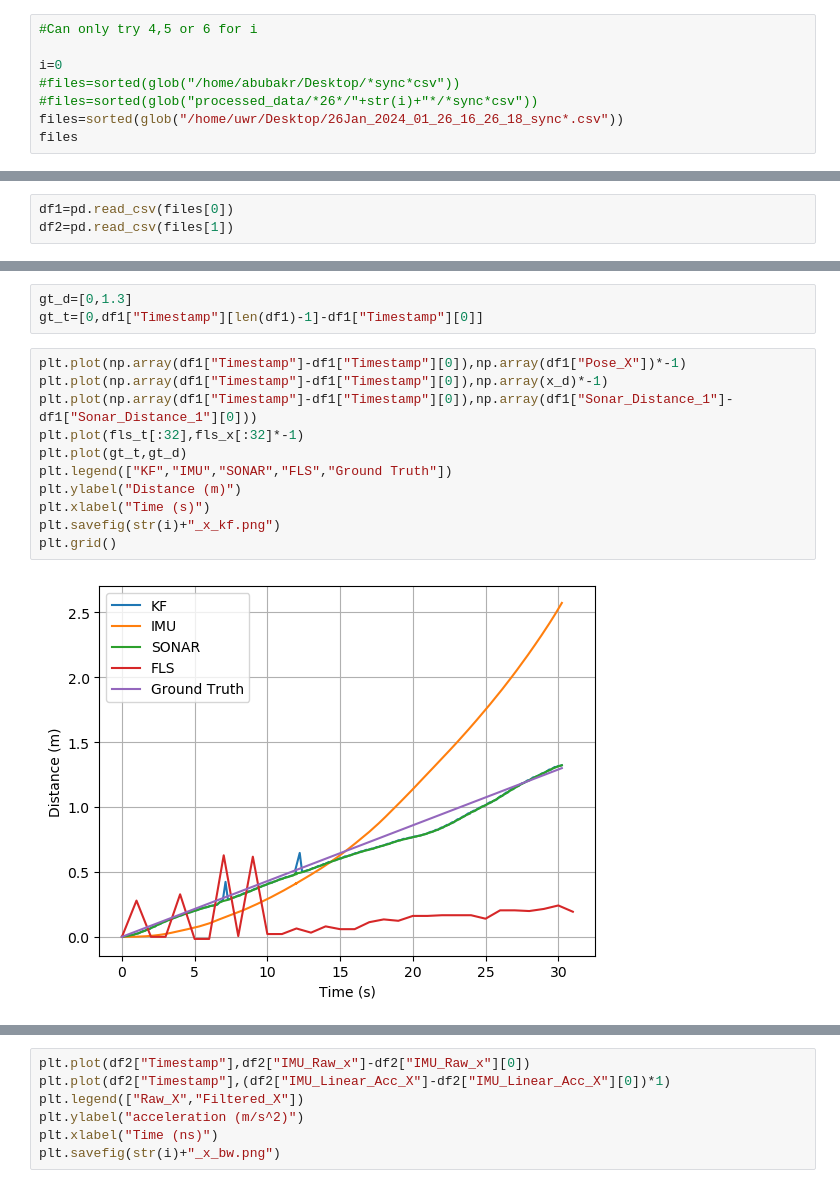
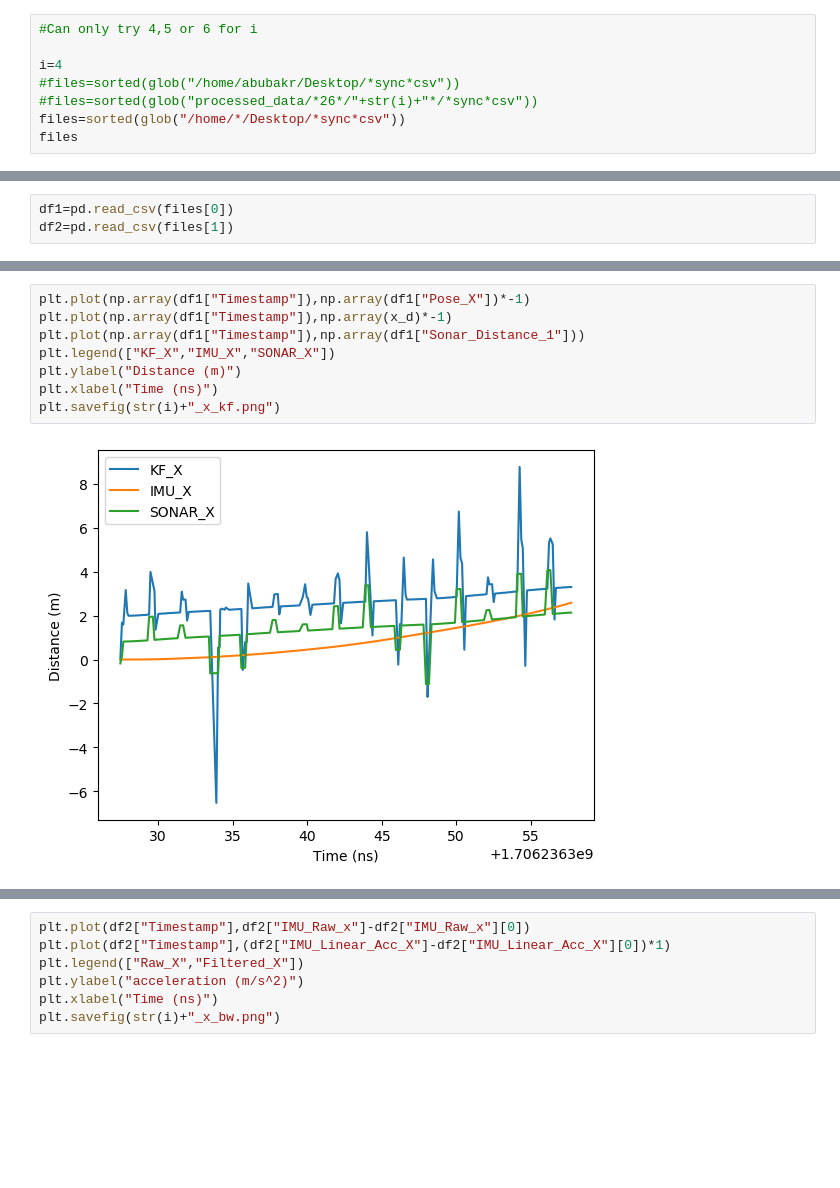
Before and after one commit to SAAB-NTU/2023_UWR, a Jupyter notebook: Analysis/kf_analysis_clean.ipynb, the cells around one changed output, grey strips where cells are left out. Drawn from its saved outputs; the diff is of its cells as text; blank space fills up the shorter version.

```diff
--- a/Analysis/kf_analysis_clean.ipynb
+++ b/Analysis/kf_analysis_clean.ipynb
@@ -8,9 +8,9 @@ import cv2
 # %%
 #Can only try 4,5 or 6 for i
 
-i=0
+i=4
 #files=sorted(glob("/home/abubakr/Desktop/*sync*csv"))
 #files=sorted(glob("processed_data/*26*/"+str(i)+"*/*sync*csv"))
-files=sorted(glob("/home/uwr/Desktop/26Jan_2024_01_26_16_26_18_sync*.csv"))
+files=sorted(glob("/home/*/Desktop/*sync*csv"))
 files
 # %% [output]
@@ -157,16 +93,10 @@ array([ 0.        ,  0.11012006,  0.20212865,  0.37058091,  0.47046375,
-# %%
-gt_d=[0,1.3]
-gt_t=[0,df1["Timestamp"][len(df1)-1]-df1["Timestamp"][0]]
 # %%
-plt.plot(np.array(df1["Timestamp"]-df1["Timestamp"][0]),np.array(df1["Pose_X"])*-1)
-plt.plot(np.array(df1["Timestamp"]-df1["Timestamp"][0]),np.array(x_d)*-1)
-plt.plot(np.array(df1["Timestamp"]-df1["Timestamp"][0]),np.array(df1["Sonar_Distance_1"]-df1["Sonar_Distance_1"][0]))
-plt.plot(fls_t[:32],fls_x[:32]*-1)
-plt.plot(gt_t,gt_d)
-plt.legend(["KF","IMU","SONAR","FLS","Ground Truth"])
+plt.plot(np.array(df1["Timestamp"]),np.array(df1["Pose_X"])*-1)
+plt.plot(np.array(df1["Timestamp"]),np.array(x_d)*-1)
+plt.plot(np.array(df1["Timestamp"]),np.array(df1["Sonar_Distance_1"]))
+plt.legend(["KF_X","IMU_X","SONAR_X"])
 plt.ylabel("Distance (m)")
-plt.xlabel("Time (s)")
+plt.xlabel("Time (ns)")
 plt.savefig(str(i)+"_x_kf.png")
-plt.grid()
 # %% [output]
-[figure, old version]
+[figure, new version]
```
Also changed, not shown: parts of 14 cells of this notebook, 7 other files.
